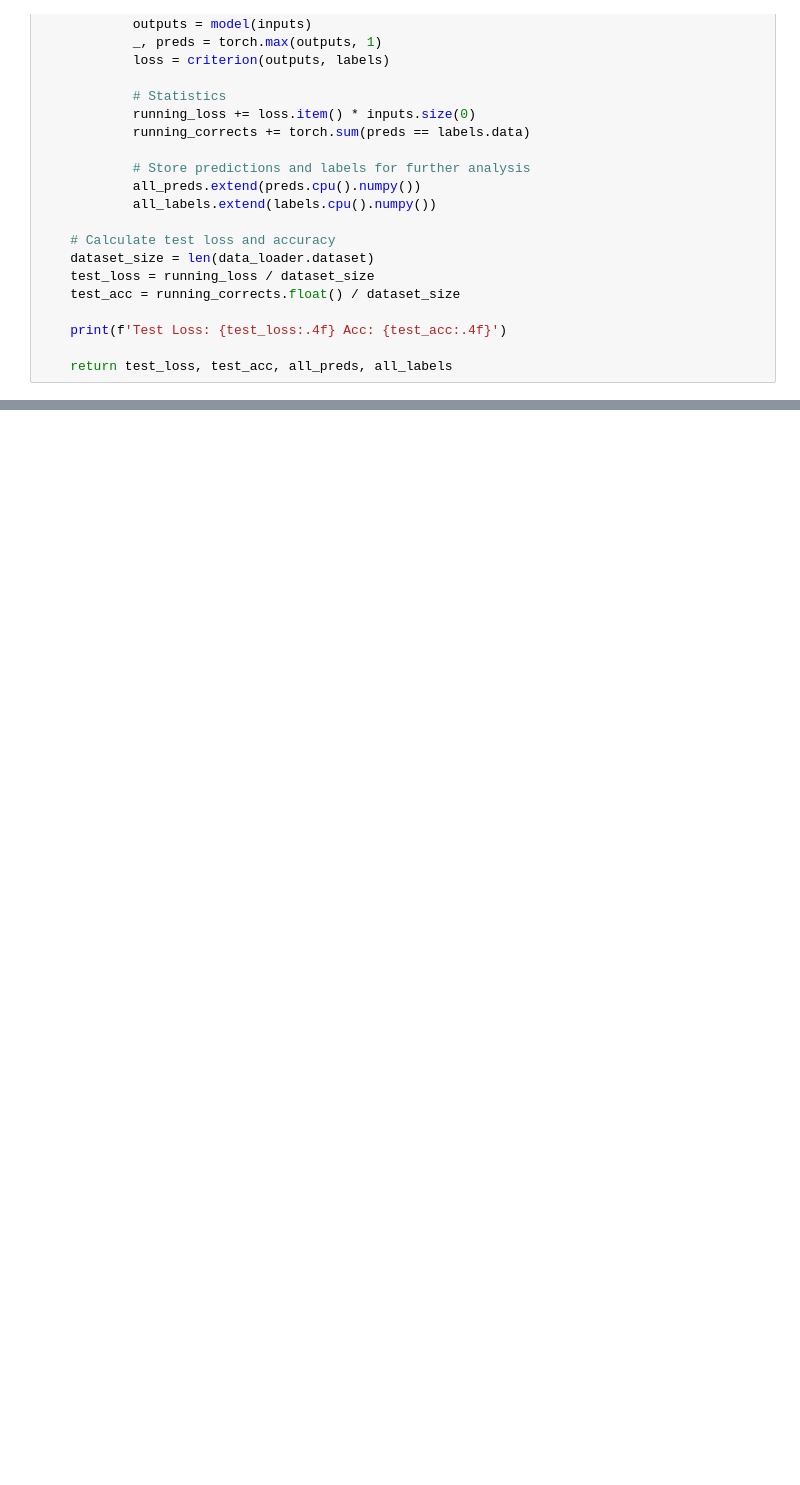
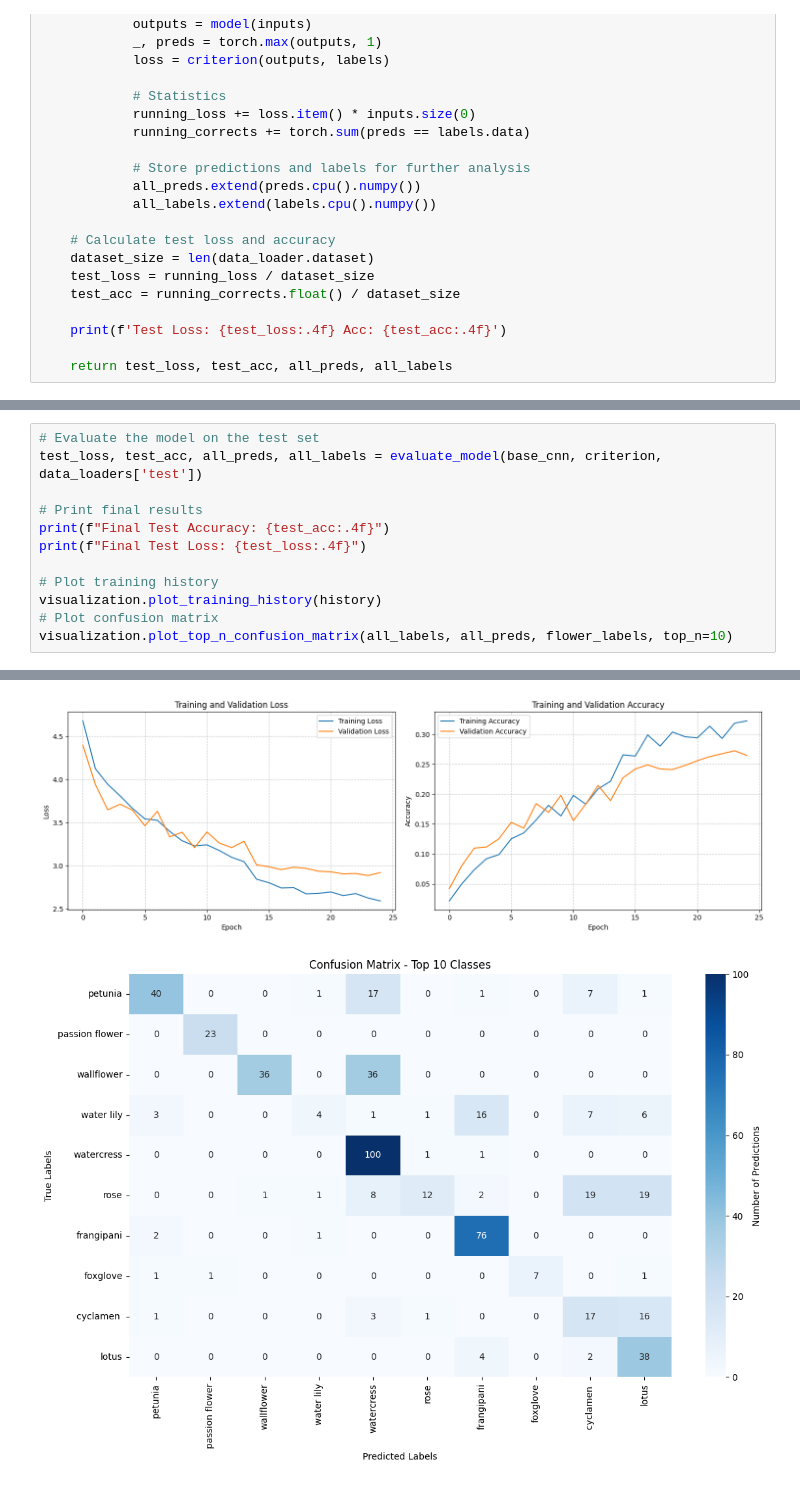
Before and after one commit to isaacchunn/flowers-recognition, a Jupyter notebook: flower-recognition.ipynb, the cells around one changed output, grey strips where cells are left out. Drawn from its saved outputs; the diff is of its cells as text; blank space fills up the shorter version.

```diff
--- a/flower-recognition.ipynb
+++ b/flower-recognition.ipynb
@@ -532,0 +582,13 @@ Non-trainable parameters: 0
+# %%
+# Evaluate the model on the test set
+test_loss, test_acc, all_preds, all_labels = evaluate_model(base_cnn, criterion, data_loaders['test'])
+
+# Print final results
+print(f"Final Test Accuracy: {test_acc:.4f}")
+print(f"Final Test Loss: {test_loss:.4f}")
+
+# Plot training history
+visualization.plot_training_history(history)
+# Plot confusion matrix
+visualization.plot_top_n_confusion_matrix(all_labels, all_preds, flower_labels, top_n=10)
+# %% [output]
@@ -532,0 +598,2 @@ Non-trainable parameters: 0
+[figure, added]
+[figure, added]
```
Also changed, not shown: parts of 20 cells of this notebook, 6 other files.
